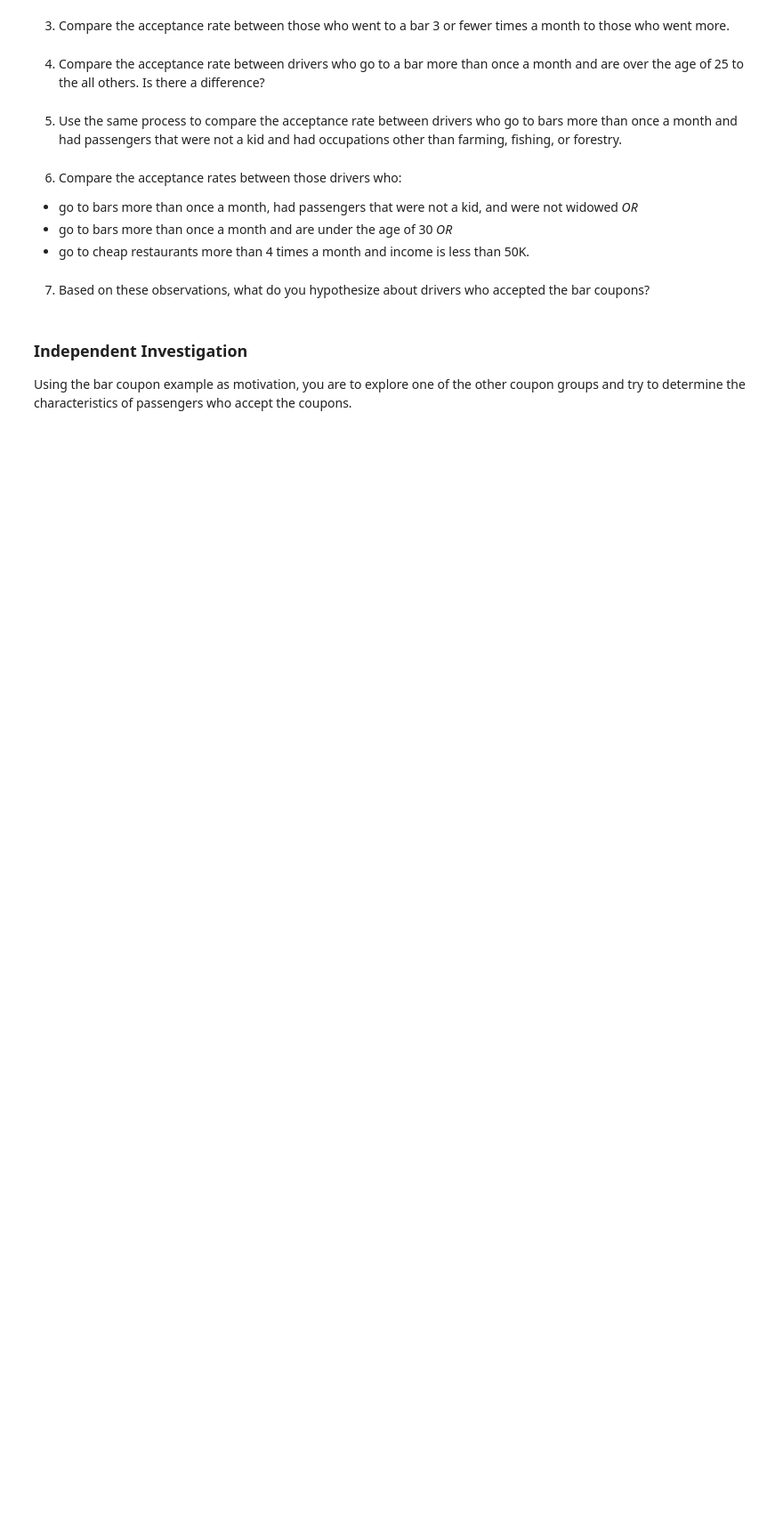
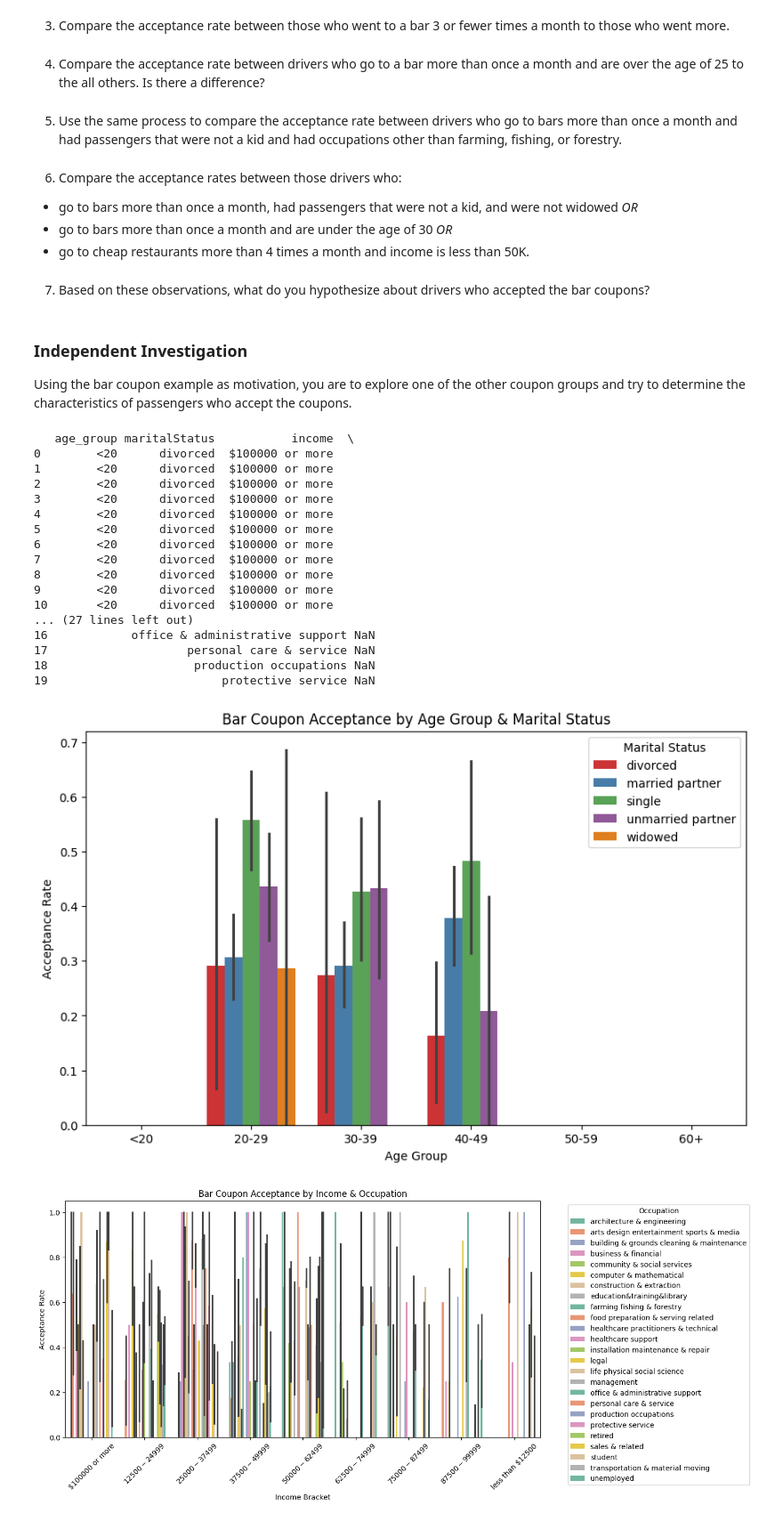
Before and after one commit to RohitKBhatnagar/CouponAcceptance, a Jupyter notebook: CouponAcceptance.ipynb, the cells around one changed output. Shown: that part at 89% size. Drawn from its saved outputs; the diff is of its cells as text; code cells hidden in the pictures; blank space fills up the shorter version.

Commit message:
Created dataframe for bar_coupons. Trying a multi dimensional visualization as an example seen on interet. Trying the same for bar_coupons here.

```diff
--- a/CouponAcceptance.ipynb
+++ b/CouponAcceptance.ipynb
@@ -669,3 +669,53 @@ plt.show()
 ### Independent Investigation
 
 Using the bar coupon example as motivation, you are to explore one of the other coupon groups and try to determine the characteristics of passengers who accept the coupons.
+# %%
+# Trying multi dimensional analysis on bar coupons
+bar_age_coupons = bar_coupons.copy()
+# --- Create Age Groups ---
+bins = [0, 20, 30, 40, 50, 60, 100]
+labels = ['<20', '20-29', '30-39', '40-49', '50-59', '60+']
+bar_age_coupons['age_group'] = pd.cut(pd.to_numeric(bar_age_coupons['age'], errors='coerce'),bins=bins, labels=labels)
+# --- Multi-dimensional acceptance ---
+multi_acceptance = bar_age_coupons.groupby(['age_group', 'maritalStatus', 'income', 'occupation'])['Y'].mean().reset_index()
+
+print(multi_acceptance.head(20))  # preview first 20 rows
+
+# Multi dimensional visualization: acceptance by age group and marital status
+plt.figure(figsize=(10,6))
+sns.barplot(data=multi_acceptance, x='age_group', y='Y', hue='maritalStatus', palette='Set1')
+plt.title("Bar Coupon Acceptance by Age Group & Marital Status")
+plt.ylabel("Acceptance Rate")
+plt.xlabel("Age Group")
+plt.legend(title="Marital Status")
+plt.show()
+
+# Multi dimensional visualization: acceptance by income and occupation
+plt.figure(figsize=(12,6))
+sns.barplot(data=multi_acceptance, x='income', y='Y', hue='occupation', palette='Set2')
+plt.title("Bar Coupon Acceptance by Income & Occupation")
+plt.ylabel("Acceptance Rate")
+plt.xlabel("Income Bracket")
+plt.xticks(rotation=45)
+plt.legend(title="Occupation", bbox_to_anchor=(1.05, 1), loc='upper left')
+plt.show()
+# %% [output]
+   age_group maritalStatus           income  \
+0        <20      divorced  $100000 or more
+1        <20      divorced  $100000 or more
+2        <20      divorced  $100000 or more
+3        <20      divorced  $100000 or more
+4        <20      divorced  $100000 or more
+5        <20      divorced  $100000 or more
+6        <20      divorced  $100000 or more
+7        <20      divorced  $100000 or more
+8        <20      divorced  $100000 or more
+9        <20      divorced  $100000 or more
+10       <20      divorced  $100000 or more
+... (27 lines left out)
+16            office & administrative support NaN
+17                    personal care & service NaN
+18                     production occupations NaN
+19                         protective service NaN
+[figure, added]
+[figure, added]
```
